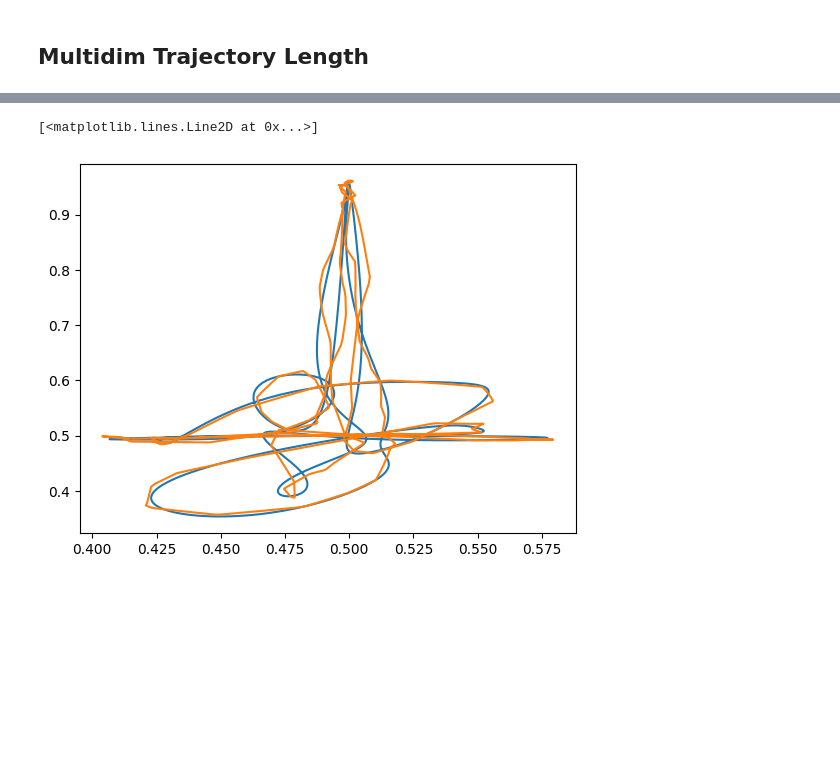
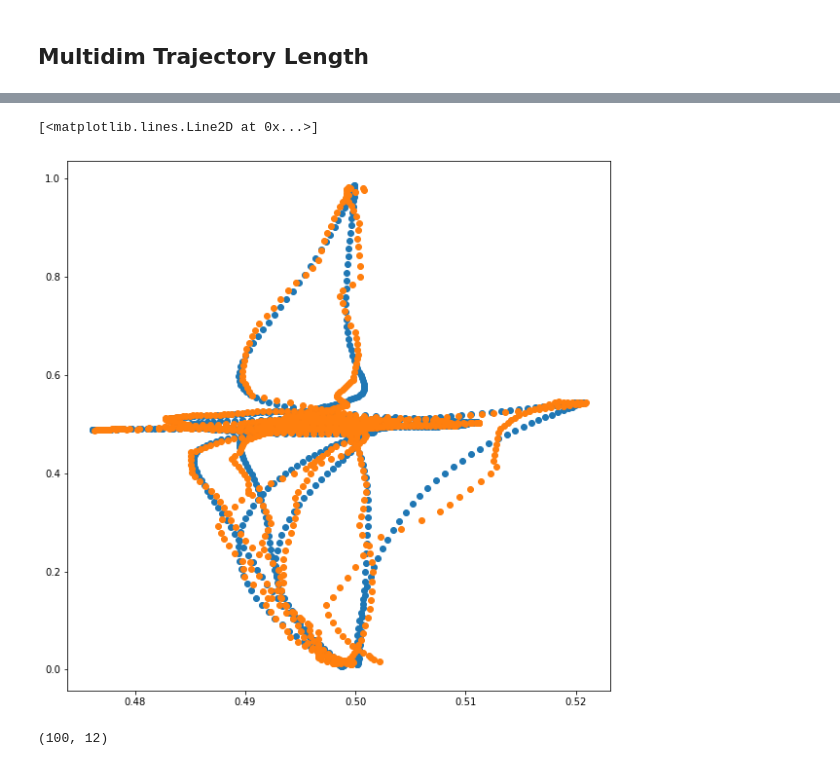
Before and after one commit to KristianWold/experimental-quantum-spectrum, a Jupyter notebook: notebooks/old/QNN Expressivity Optimized.ipynb, the cells around one changed output, grey strips where cells are left out. Drawn from its saved outputs; the diff is of its cells as text; code cells hidden in the pictures; blank space fills up the shorter version.

```diff
--- a/notebooks/old/QNN Expressivity Optimized.ipynb
+++ b/notebooks/old/QNN Expressivity Optimized.ipynb
@@ -454,10 +414,0 @@ optimizer = tf.keras.optimizers.Adam(learning_rate=0.1)
-# %%
-for i in tqdm(range(1000)):
-    with tf.GradientTape() as tape:
-        state = qnn(inputs)
-        dist = tf.math.sqrt((state[1:,0] - state[:-1,0])**2 + (state[1:,1] - state[:-1,1])**2)
-        loss = -tf.reduce_sum(dist)
-    grads = tape.gradient(loss, qnn.params)
-    optimizer.apply_gradients(zip(grads, qnn.params))
-    if i%10 == 0:
-        print(loss.numpy())
@@ -516,16 +458,17 @@ tf.random.set_seed(42)
 #targets = qnn(inputs)
 
 dnn = tf.keras.Sequential()
-dnn.add(tf.keras.layers.Dense(64, activation='relu', input_shape=(2,)))
+dnn.add(tf.keras.layers.Dense(256, activation='relu', input_shape=(2,)))
+dnn.add(tf.keras.layers.Dense(128, activation='relu'))
 dnn.add(tf.keras.layers.Dense(64, activation='relu'))
 dnn.add(tf.keras.layers.Dense(n, activation='sigmoid'))
 
-optimizer2 = tf.keras.optimizers.Adam(learning_rate=0.01, decay=0.05)
+optimizer2 = tf.keras.optimizers.Adam(learning_rate=0.001)
 
 t = np.linspace(0, 2*np.pi, 1000)
 inputs = np.pi/2*np.array([np.sin(t), np.cos(t)]).T
 inputs = tf.cast(inputs, tf.complex128)
-targets = qnn(inputs)
+#targets = qnn(inputs)
 # %%
 for i in tqdm(range(10000)):
     with tf.GradientTape() as tape:
@@ -558,6 +501,13 @@ for i in tqdm(range(10000)):
-# %%
-plt.plot(targets[:,2], targets[:,3])
-plt.plot(outputs[:,2], outputs[:,3])
-# %% [output]
-[<matplotlib.lines.Line2D at 0x...>]
-[figure, removed]
+# %%
+#set figure size
+plt.figure(figsize=(10,10))
+
+plt.plot(targets[:,10], targets[:,11], "o")
+plt.plot(outputs[:,10], outputs[:,11], "o")
+# %% [output]
+[<matplotlib.lines.Line2D at 0x...>]
+[figure, added]
+# %%
+print(outputs.shape)
+# %% [output]
+(100, 12)
```
Also changed, not shown: parts of 10 cells of this notebook, 2 other files.
